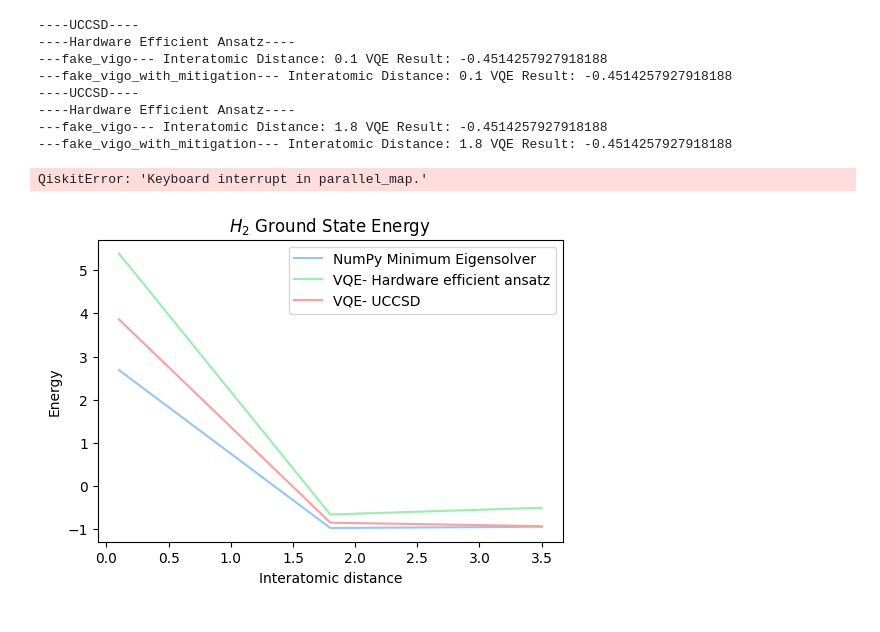
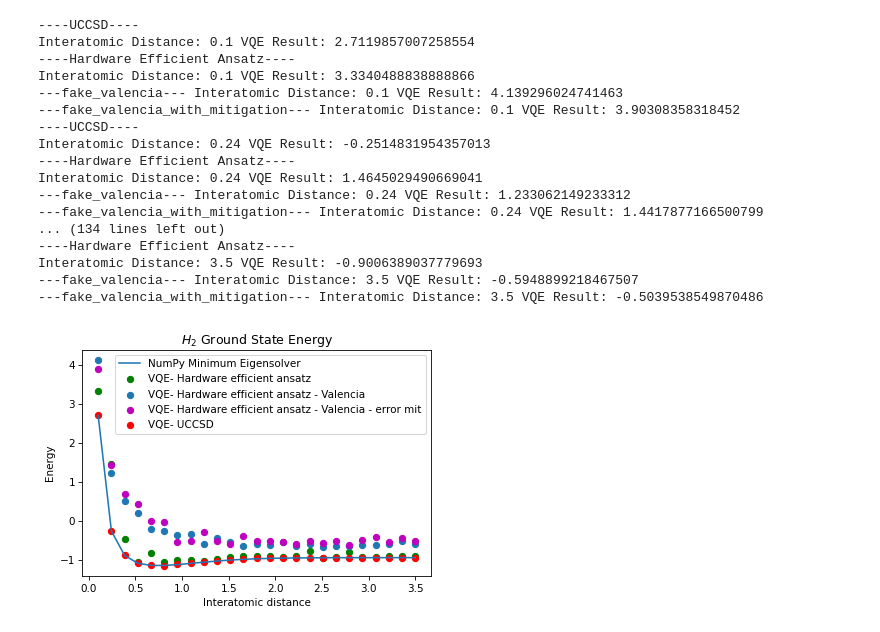
Before and after one commit to bavithra-govintharajah/variational-algorithms-seminar-RWTH, a Jupyter notebook: tutorial/hydrogen_tutorial.ipynb, the cells around one changed output. Cells and saved outputs as stored; diff of their text form; code cells hidden in the pictures.

```diff
--- a/tutorial/hydrogen_tutorial.ipynb
+++ b/tutorial/hydrogen_tutorial.ipynb
@@ -18,6 +20,6 @@ from qiskit.providers.aer import QasmSimulator, AerProvider
 from qiskit.providers.aer.noise import NoiseModel
 from qiskit.test.mock import *
 # %%
-plt.rcParams["figure.dpi"] = 100
-plt.style.use("seaborn-pastel")
+plt.rcParams["figure.dpi"] = 75
+#plt.style.use("seaborn")
 # %%
@@ -66,2 +67,2 @@ for label in qubit_ops:
 # %%
-bond_lengths = np.linspace(0.1, 3.5, 30)
+bond_lengths = np.linspace(0.1, 3.5, 25)
@@ -70,3 +69,5 @@ devices = ["fake_vigo", "fake_vigo_with_mitigation"]
+# %%
+devices = ["fake_valencia", "fake_valencia_with_mitigation"]
 # %%
 def construct_qinstance(device):
     simulator_backend = Aer.get_backend('qasm_simulator')
@@ -144,7 +145,7 @@ for dist in bond_lengths:
                                 num_particles,
                                 two_qubit_reduction=False,
                                 qubit_mapping='jordan_wigner')
-    optimizer = SPSA(maxiter=5)
+    optimizer = SPSA(maxiter=200)
 
     ansatz = [UCCSD(num_orbitals= num_spin_orbitals,
                     num_particles= num_particles,
@@ -152,22 +153,22 @@ for dist in bond_lengths:
                     qubit_mapping='jordan_wigner',
                     two_qubit_reduction=False,),
               EfficientSU2(num_qubits=qubitOp.num_qubits,
-                           su2_gates=['rz','rx','rz'],
+                           entanglement='linear',
                            initial_state=Zero(qubitOp.num_qubits))]
     for psi in ansatz:
         if psi == ansatz[0]:
             print("----UCCSD----")
-            #vqe = VQE(qubitOp, psi, optimizer, callback=store_intermediate_result_uccsd)
-            #vqe_result = np.real(vqe.run(construct_qinstance('qasm_ideal'))['eigenvalue'] + shift)
-            #vqe_energies_uccsd.append(vqe_result)
-            #print("Interatomic Distance:", np.round(dist, 2), "VQE Result:", vqe_result)
+            vqe = VQE(qubitOp, psi, optimizer, callback=store_intermediate_result_uccsd)
+            vqe_result = np.real(vqe.run(construct_qinstance('qasm_ideal'))['eigenvalue'] + shift)
+            vqe_energies_uccsd.append(vqe_result)
+            print("Interatomic Distance:", np.round(dist, 2), "VQE Result:", vqe_result)
 
         elif psi == ansatz[1]:
             print("----Hardware Efficient Ansatz----")
-            #vqe = VQE(qubitOp, psi, optimizer, callback=store_intermediate_result_effSU2)
-            #vqe_result = np.real(vqe.run(construct_qinstance('qasm_ideal'))['eigenvalue'] + shift)
-            #vqe_energies_effSU2.append(vqe_result)
-            #print("Interatomic Distance:", np.round(dist, 2), "VQE Result:", vqe_result)
+            vqe = VQE(qubitOp, psi, optimizer, callback=store_intermediate_result_effSU2)
+            vqe_result = np.real(vqe.run(construct_qinstance('qasm_ideal'))['eigenvalue'] + shift)
+            vqe_energies_effSU2.append(vqe_result)
+            print("Interatomic Distance:", np.round(dist, 2), "VQE Result:", vqe_result)
 
             for device in devices:
                 if device == "fake_valencia":
@@ -181,21 +182,32 @@ for dist in bond_lengths:
                 print('---{}---'.format(device),"Interatomic Distance:", np.round(dist, 2), "VQE Result:", vqe_result)
 # %% [output]
 ----UCCSD----
+Interatomic Distance: 0.1 VQE Result: 2.7119857007258554
 ----Hardware Efficient Ansatz----
----fake_vigo--- Interatomic Distance: 0.1 VQE Result: -0.4514257927918188
----fake_vigo_with_mitigation--- Interatomic Distance: 0.1 VQE Result: -0.4514257927918188
+Interatomic Distance: 0.1 VQE Result: 3.3340488838888866
+---fake_valencia--- Interatomic Distance: 0.1 VQE Result: 4.139296024741463
+---fake_valencia_with_mitigation--- Interatomic Distance: 0.1 VQE Result: 3.90308358318452
 ----UCCSD----
+Interatomic Distance: 0.24 VQE Result: -0.2514831954357013
 ----Hardware Efficient Ansatz----
----fake_vigo--- Interatomic Distance: 1.8 VQE Result: -0.4514257927918188
----fake_vigo_with_mitigation--- Interatomic Distance: 1.8 VQE Result: -0.4514257927918188
+Interatomic Distance: 0.24 VQE Result: 1.4645029490669041
+---fake_valencia--- Interatomic Distance: 0.24 VQE Result: 1.233062149233312
+---fake_valencia_with_mitigation--- Interatomic Distance: 0.24 VQE Result: 1.4417877166500799
+... (134 lines left out)
+----Hardware Efficient Ansatz----
+Interatomic Distance: 3.5 VQE Result: -0.9006389037779693
+---fake_valencia--- Interatomic Distance: 3.5 VQE Result: -0.5948899218467507
+---fake_valencia_with_mitigation--- Interatomic Distance: 3.5 VQE Result: -0.5039538549870486
-QiskitError: 'Keyboard interrupt in parallel_map.'
 # %%
-pylab.plot(bond_lengths, exact_energies, label='NumPy Minimum Eigensolver')
-pylab.plot(bond_lengths, vqe_energies_effSU2, label='VQE- Hardware efficient ansatz')
-pylab.plot(bond_lengths, vqe_energies_uccsd, label='VQE- UCCSD')
-pylab.xlabel('Interatomic distance')
-pylab.ylabel('Energy')
-pylab.title(r'$H_2$ Ground State Energy')
-pylab.legend(loc='upper right');
+plt.plot(bond_lengths, exact_energies, label='NumPy Minimum Eigensolver')
+plt.scatter(bond_lengths, vqe_energies_effSU2, label='VQE- Hardware efficient ansatz', color='g', marker='o')
+plt.scatter(bond_lengths, vqe_energies_effSU2_fake, label='VQE- Hardware efficient ansatz - Valencia', marker='o')
+plt.scatter(bond_lengths, vqe_energies_effSU2_fake_mit, label='VQE- Hardware efficient ansatz - Valencia - error mit', color='m', marker='o')
+plt.scatter(bond_lengths, vqe_energies_uccsd, label='VQE- UCCSD', color='r', marker='o')
+plt.xlabel('Interatomic distance')
+plt.ylabel('Energy')
+plt.title(r'$H_2$ Ground State Energy')
+plt.legend(loc='upper right')
+tikzplotlib.save("BG_ansatz_comparison.tex")
 # %% [output]
-[figure, old version]
+[figure, new version]
```
Also changed, not shown: parts of 10 cells of this notebook, 4 other files.
